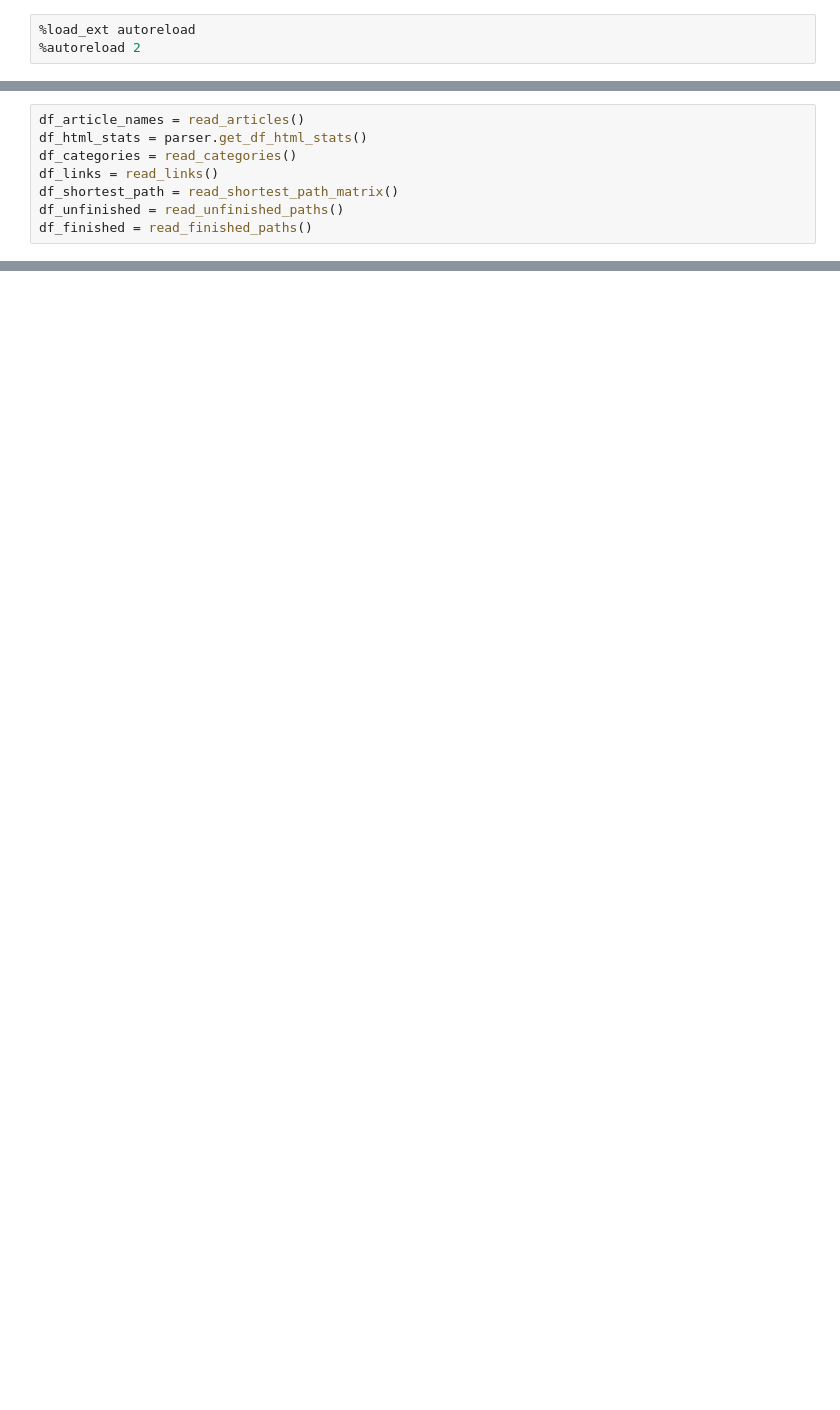
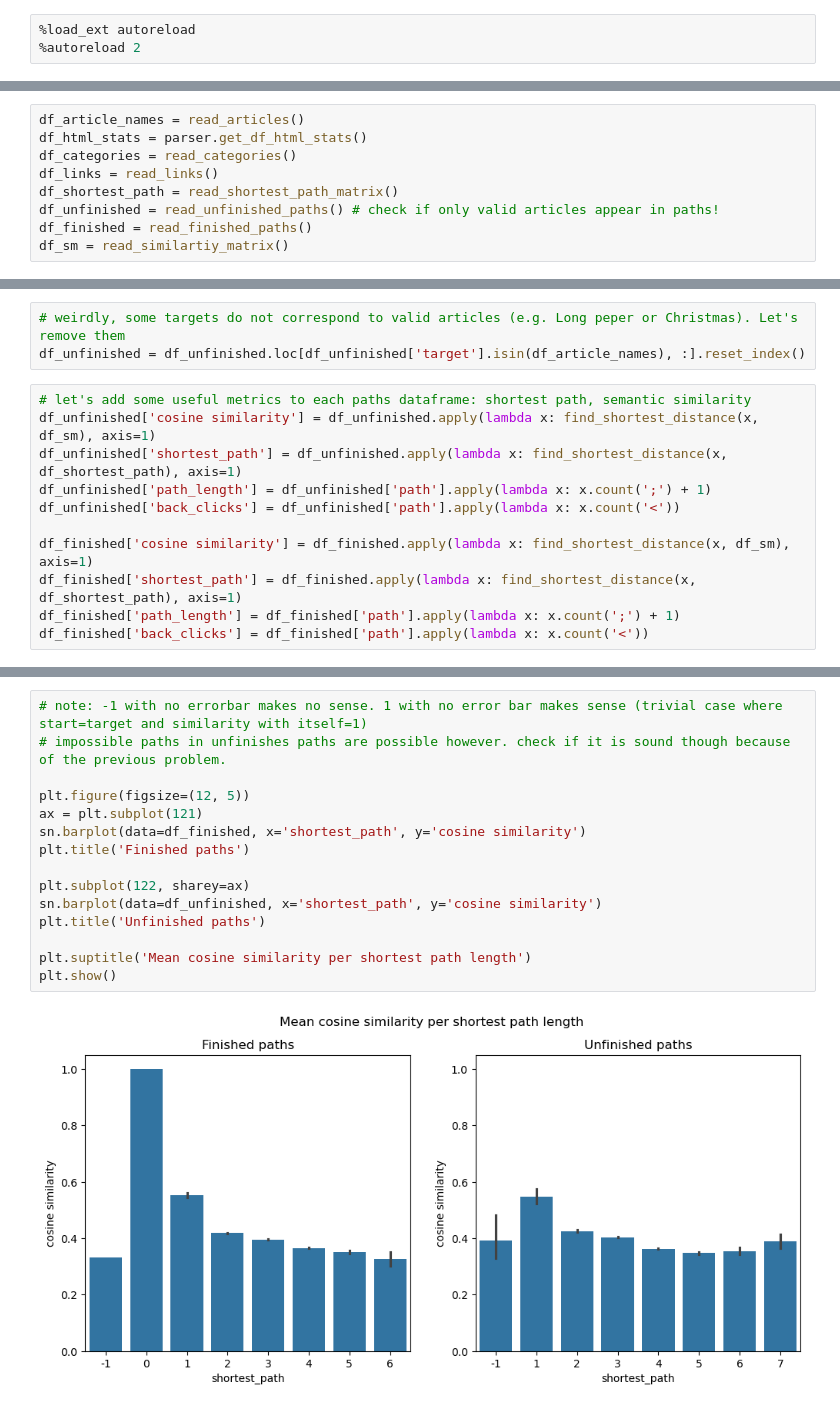
Before and after one commit to epfl-ada/ada-2024-project-the5outliers, a Jupyter notebook: results.ipynb, the cells around one changed output, grey strips where cells are left out. Cells and saved outputs as stored; diff of their text form; blank space fills up the shorter version.

Commit message:
some good results on similarity and user behaviour!

```diff
--- a/results.ipynb
+++ b/results.ipynb
@@ -22,5 +25,6 @@ df_html_stats = parser.get_df_html_stats()
 df_categories = read_categories()
 df_links = read_links()
 df_shortest_path = read_shortest_path_matrix()
-df_unfinished = read_unfinished_paths()
+df_unfinished = read_unfinished_paths() # check if only valid articles appear in paths!
 df_finished = read_finished_paths()
+df_sm = read_similartiy_matrix()
@@ -34,0 +31,14 @@ Wowpurchase
+# %%
+# weirdly, some targets do not correspond to valid articles (e.g. Long peper or Christmas). Let's remove them
+df_unfinished = df_unfinished.loc[df_unfinished['target'].isin(df_article_names), :].reset_index()
+# %%
+# let's add some useful metrics to each paths dataframe: shortest path, semantic similarity
+df_unfinished['cosine similarity'] = df_unfinished.apply(lambda x: find_shortest_distance(x, df_sm), axis=1)
+df_unfinished['shortest_path'] = df_unfinished.apply(lambda x: find_shortest_distance(x, df_shortest_path), axis=1)
+df_unfinished['path_length'] = df_unfinished['path'].apply(lambda x: x.count(';') + 1)
+df_unfinished['back_clicks'] = df_unfinished['path'].apply(lambda x: x.count('<'))
+
+df_finished['cosine similarity'] = df_finished.apply(lambda x: find_shortest_distance(x, df_sm), axis=1)
+df_finished['shortest_path'] = df_finished.apply(lambda x: find_shortest_distance(x, df_shortest_path), axis=1)
+df_finished['path_length'] = df_finished['path'].apply(lambda x: x.count(';') + 1)
+df_finished['back_clicks'] = df_finished['path'].apply(lambda x: x.count('<'))
@@ -34,0 +58,17 @@ Wowpurchase
+# %%
+# note: -1 with no errorbar makes no sense. 1 with no error bar makes sense (trivial case where start=target and similarity with itself=1)
+# impossible paths in unfinishes paths are possible however. check if it is sound though because of the previous problem.
+
+plt.figure(figsize=(12, 5))
+ax = plt.subplot(121)
+sn.barplot(data=df_finished, x='shortest_path', y='cosine similarity')
+plt.title('Finished paths')
+
+plt.subplot(122, sharey=ax)
+sn.barplot(data=df_unfinished, x='shortest_path', y='cosine similarity')
+plt.title('Unfinished paths')
+
+plt.suptitle('Mean cosine similarity per shortest path length')
+plt.show()
+# %% [output]
+[figure, added]
```
Also changed, not shown: parts of 11 cells of this notebook, 5 other files.
